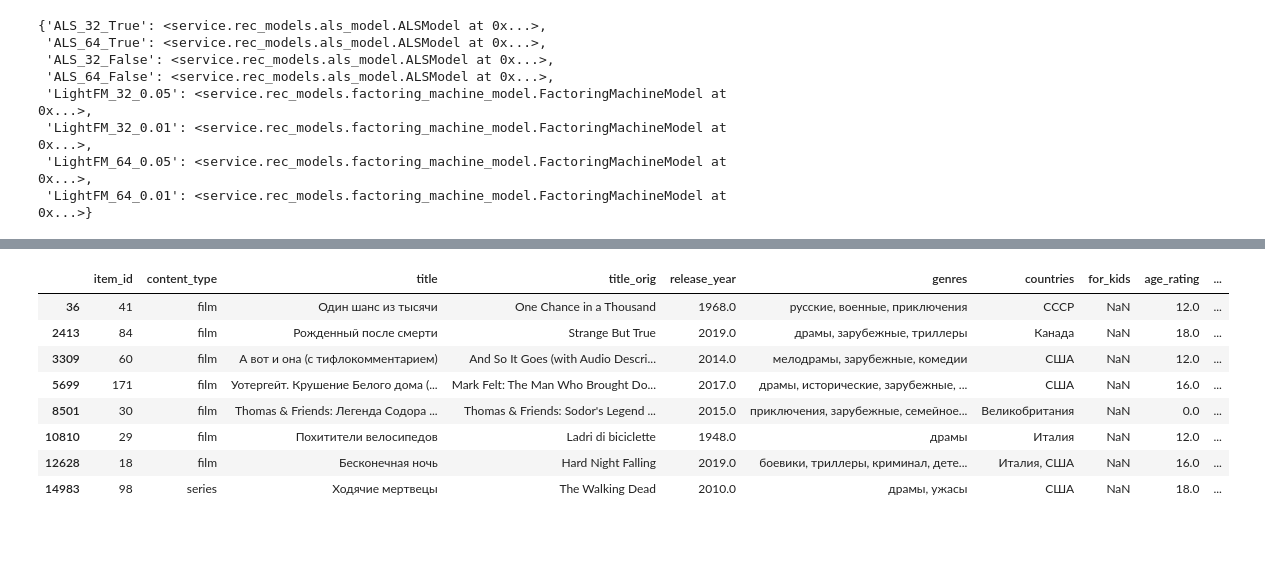
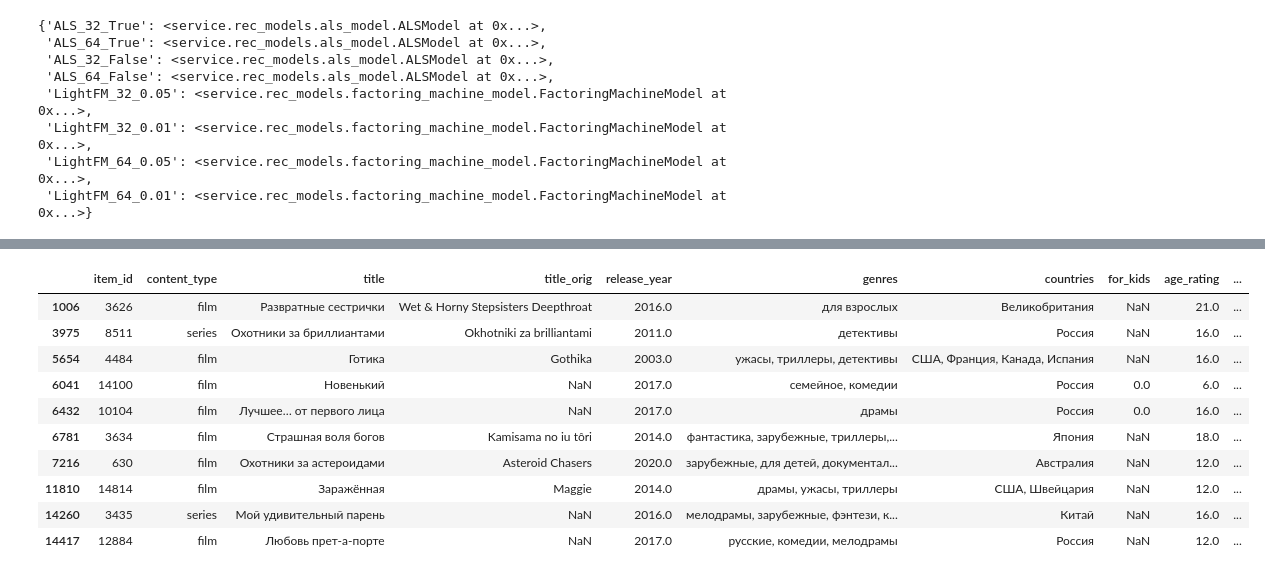
Before and after one commit to EasySocHacks/RecSys, a Jupyter notebook: jupyter/hw4.ipynb, the cells around one changed output, grey strips where cells are left out. Drawn from its saved outputs; the diff is of its cells as text; code cells hidden in the pictures; blank space fills up the shorter version.

```diff
--- a/jupyter/hw4.ipynb
+++ b/jupyter/hw4.ipynb
@@ -689,6 +400,4 @@ print(f"test: {test.shape}")
 # %% [output]
 train: (4985486, 6)
 test: (490985, 6)
-# %%
-train.drop(train.query("total_dur < 300").index, inplace=True)
 # %%
@@ -928,14 +613,21 @@ def augment_inner_product(factors):
 # %%
-% time
-from service.rec_models.als_model import ALSModel
+%%time
+from service.rec_models.als_model import ALSModel, ALSFeatures
 
 for is_fitting_features in (True, False):
     for n_factors in N_FACTORS:
+        print(f"ALS_{n_factors}_{is_fitting_features}")
         models[f"ALS_{n_factors}_{is_fitting_features}"] = (
             ALSModel(
-                dataset=dataset,
+                train=train,
                 n_factors=n_factors,
                 is_fitting_features=is_fitting_features,
+                features=ALSFeatures(
+                  user_features_df=user_features,
+                    cat_user_features=["sex", "age", "income"],
+                    item_features_df=item_features,
+                    cat_item_features=["genre", "content_type"]
+                ),
                 n_threads=NUM_THREADS,
                 seed=SEED
             )
@@ -946,9 +642,11 @@ Wall time: 3.58 µs
 # %%
-% time
-from service.rec_models.factoring_machine_model import FactoringMachineModel, FMHyperParams, FMTuneParams, FMFeatures
+%%time
+from service.rec_models.factoring_machine_model import FactoringMachineModel, FMHyperParams, FMTuneParams, FMFeatures, \
+    NeighParams
 
 for n_factors in N_FACTORS:
     for lr in LEARNING_RATE:
+        print(f"LightFM_{n_factors}_{lr}")
         models[f"LightFM_{n_factors}_{lr}"] = (
             FactoringMachineModel(
                 train=train,
@@ -964,10 +662,11 @@ for n_factors in N_FACTORS:
                     n_threads=NUM_THREADS,
                     seed=SEED
                 ),
+                neigh_params=NeighParams(),
                 features=FMFeatures(
                     user_features_df=user_features,
                     cat_user_features=["sex", "age", "income"],
-                    item_features_df=items,
+                    item_features_df=item_features,
                     cat_item_features=["genre", "content_type"]
                 ),
             )
@@ -1073,0 +742,5 @@ label_fake_3 = labels[2, :].flatten()
+# %%
+model = models["LightFM_64_0.01"]
+fake_user_id_series = new_user_id - 1
+fake_user_id_sport = new_user_id - 2
+fake_user_id_thriller = new_user_id - 3
@@ -1074,13 +756,17 @@ label_fake_3 = labels[2, :].flatten()
 # %%
-acquired_items = items[items["item_id"].isin(label_fake_1)]
+recos = model.recommend(fake_user_id_thriller, 10)
+
+acquired_items = items[items["item_id"].isin(recos)]
 acquired_items
 # %% [output]
 |  | item_id | content_type | title | title_orig | release_year | genres | countries | for_kids | age_rating | ... |
-| 36 | 41 | film | Один шанс из тысячи | One Chance in a Thousand | 1968.0 | русские, военные, приключения | СССР | NaN | 12.0 | ... |
-| 2413 | 84 | film | Рожденный после смерти | Strange But True | 2019.0 | драмы, зарубежные, триллеры | Канада | NaN | 18.0 | ... |
-| 3309 | 60 | film | А вот и она (с тифлокомментарием) | And So It Goes (with Audio Descri... | 2014.0 | мелодрамы, зарубежные, комедии | США | NaN | 12.0 | ... |
-| 5699 | 171 | film | Уотергейт. Крушение Белого дома (... | Mark Felt: The Man Who Brought Do... | 2017.0 | драмы, исторические, зарубежные, ... | США | NaN | 16.0 | ... |
-| 8501 | 30 | film | Thomas & Friends: Легенда Содора ... | Thomas & Friends: Sodor's Legend ... | 2015.0 | приключения, зарубежные, семейное... | Великобритания | NaN | 0.0 | ... |
-| 10810 | 29 | film | Похитители велосипедов | Ladri di biciclette | 1948.0 | драмы | Италия | NaN | 12.0 | ... |
-| 12628 | 18 | film | Бесконечная ночь | Hard Night Falling | 2019.0 | боевики, триллеры, криминал, дете... | Италия, США | NaN | 16.0 | ... |
-| 14983 | 98 | series | Ходячие мертвецы | The Walking Dead | 2010.0 | драмы, ужасы | США | NaN | 18.0 | ... |
+| 1006 | 3626 | film | Развратные сестрички | Wet & Horny Stepsisters Deepthroat | 2016.0 | для взрослых | Великобритания | NaN | 21.0 | ... |
+| 3975 | 8511 | series | Охотники за бриллиантами | Okhotniki za brilliantami | 2011.0 | детективы | Россия | NaN | 16.0 | ... |
+| 5654 | 4484 | film | Готика | Gothika | 2003.0 | ужасы, триллеры, детективы | США, Франция, Канада, Испания | NaN | 16.0 | ... |
+| 6041 | 14100 | film | Новенький | NaN | 2017.0 | семейное, комедии | Россия | 0.0 | 6.0 | ... |
+| 6432 | 10104 | film | Лучшее… от первого лица | NaN | 2017.0 | драмы | Россия | 0.0 | 16.0 | ... |
+| 6781 | 3634 | film | Страшная воля богов | Kamisama no iu tôri | 2014.0 | фантастика, зарубежные, триллеры,... | Япония | NaN | 18.0 | ... |
+| 7216 | 630 | film | Охотники за астероидами | Asteroid Chasers | 2020.0 | зарубежные, для детей, документал... | Австралия | NaN | 12.0 | ... |
+| 11810 | 14814 | film | Заражённая | Maggie | 2014.0 | драмы, ужасы, триллеры | США, Швейцария | NaN | 12.0 | ... |
+| 14260 | 3435 | series | Мой удивительный парень | NaN | 2016.0 | мелодрамы, зарубежные, фэнтези, к... | Китай | NaN | 16.0 | ... |
+| 14417 | 12884 | film | Любовь прет-а-порте | NaN | 2017.0 | русские, комедии, мелодрамы | Россия | NaN | 12.0 | ... |
```
Also changed, not shown: parts of 72 cells of this notebook.
